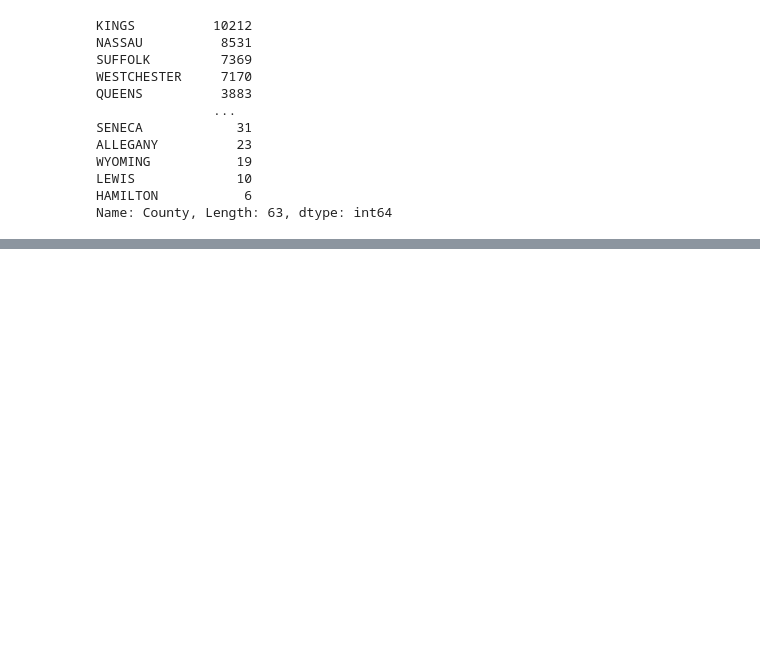
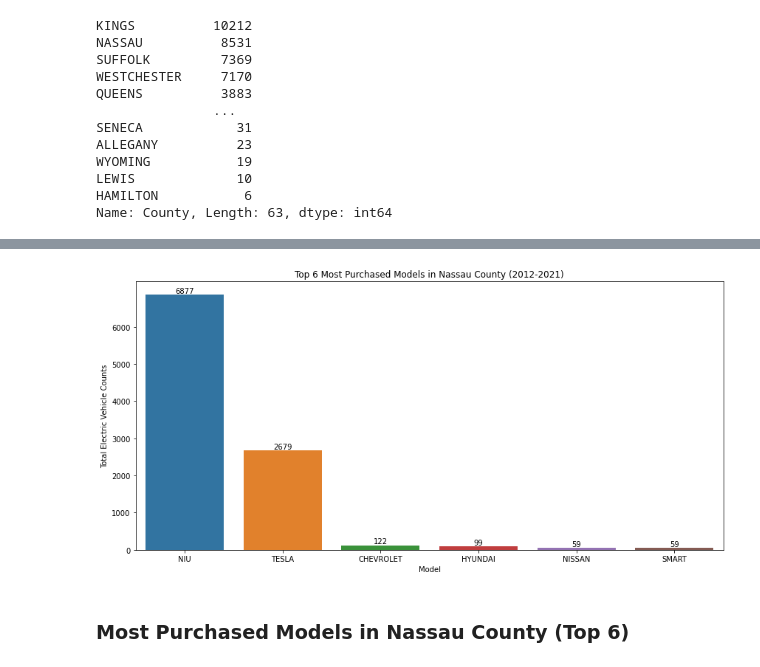
Before and after one commit to Hosseindbr/Ev-projected-sale, a Jupyter notebook: New York registrations .ipynb, the cells around one changed output, grey strips where cells are left out. Cells and saved outputs as stored; diff of their text form; code cells hidden in the pictures; blank space fills up the shorter version.

```diff
--- a/New York registrations .ipynb
+++ b/New York registrations .ipynb
@@ -443,0 +701,4 @@ Name: County, Length: 63, dtype: int64
+# %%
+# Pull the information about make and county from original dataset
+County_model_counts_df=NYS_registrations_df[['County','Model Year','Make']]
+County_model_counts_df.head()
@@ -443,0 +713,5 @@ Name: County, Length: 63, dtype: int64
+# %%
+# Count the number of electric vehicle per model in Kings County
+Kings_counts_df = County_model_counts_df.loc[(County_model_counts_df['County'] == 'KINGS')]
+Kings_model_counts = Kings_counts_df.Make.value_counts()
+Kings_model_counts
@@ -443,0 +736,6 @@ Name: County, Length: 63, dtype: int64
+# %%
+# Select the top 6 popular models
+Kings_model_counts_df = pd.DataFrame(Kings_model_counts)
+Kings_model_counts_6_df = Kings_model_counts_df .reset_index().head(6)
+Kings_model_counts_6_df.columns = ['Model','Total Counts']
+Kings_model_counts_6_df
@@ -443,0 +750,16 @@ Name: County, Length: 63, dtype: int64
+# %%
+# Create a bar chart
+fig, ax = plt.subplots(figsize=(12,6))
+sns.barplot(x='Model', y='Total Counts', data=Kings_model_counts_6_df, ax=ax)
+ax.set_xlabel('Model')
+ax.set_ylabel('Total Electric Vehicle Counts')
+ax.set_title('Top 6 Most Purchased Models in Nassau County (2012-2021)')
+ax.set_yticks(range(0,7000,1000))
+for i in ax.containers:
+    ax.bar_label(i,)
+plt.tight_layout()
+plt.savefig('Images/EV_Model_Count_in_King.png', facecolor='white');
+# %% [output]
+[figure, added]
+# %% [markdown]
+### Most Purchased Models in Nassau County (Top 6)
```
Also changed, not shown: parts of 59 cells of this notebook, 19 other files.
